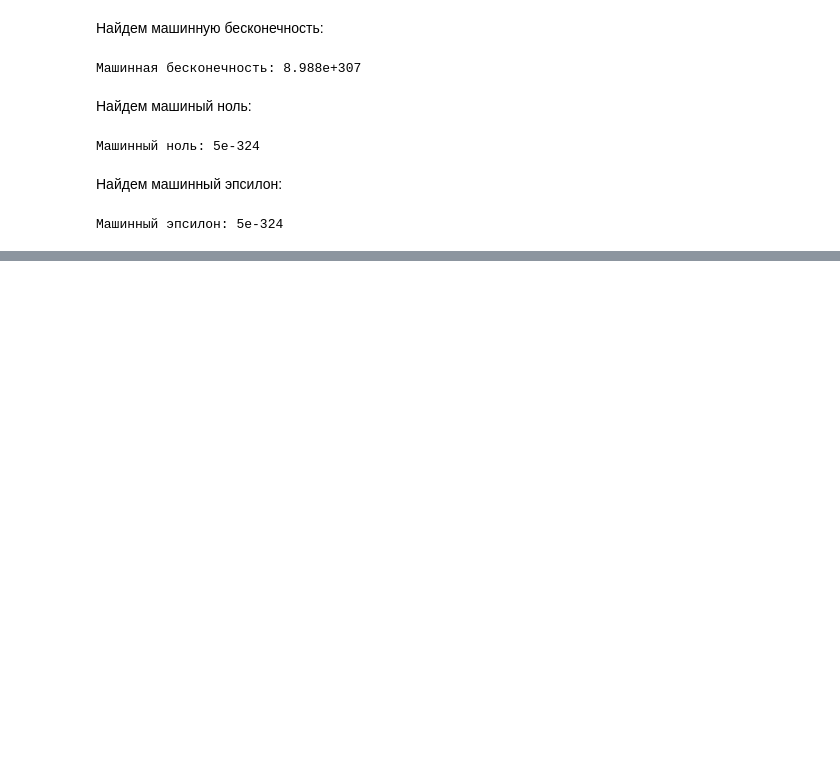
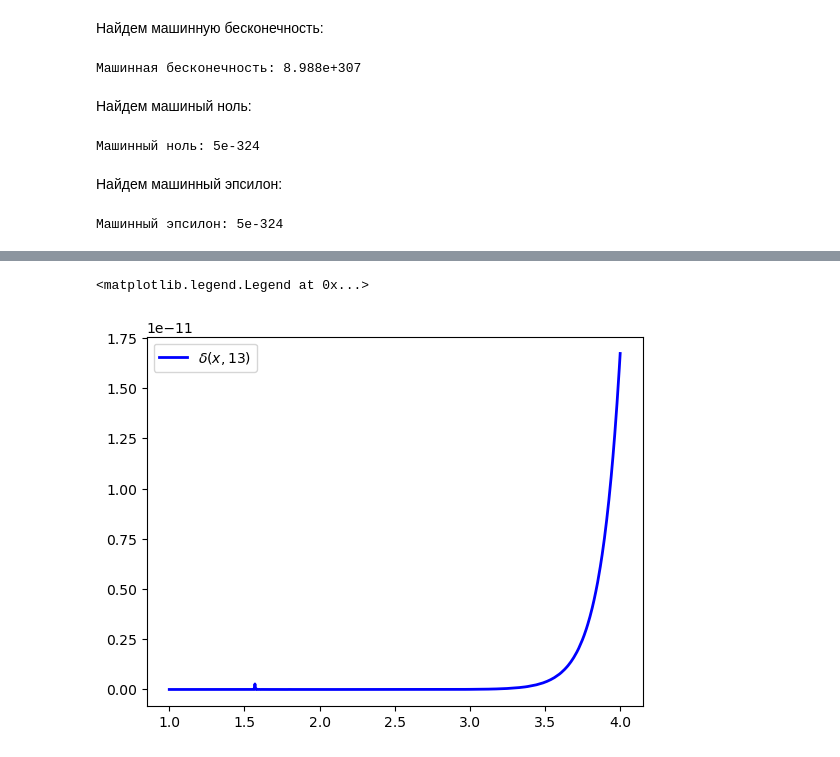
Before and after one commit to AeekTrue/mathmod, a Jupyter notebook: Lab1.ipynb, the cells around one changed output, grey strips where cells are left out. Drawn from its saved outputs; the diff is of its cells as text; code cells hidden in the pictures; blank space fills up the shorter version.

```diff
--- a/Lab1.ipynb
+++ b/Lab1.ipynb
@@ -106,0 +138,7 @@ S
+# %%
+dt_strong = Dt_strong / abs(y_strong)
+plt.plot(x, dt_strong, 'b', linewidth=2, label=f'$\delta(x, {n})$')
+plt.legend()
+# %% [output]
+<matplotlib.legend.Legend at 0x...>
+[figure, added]
```
Also changed, not shown: parts of 14 cells of this notebook.
